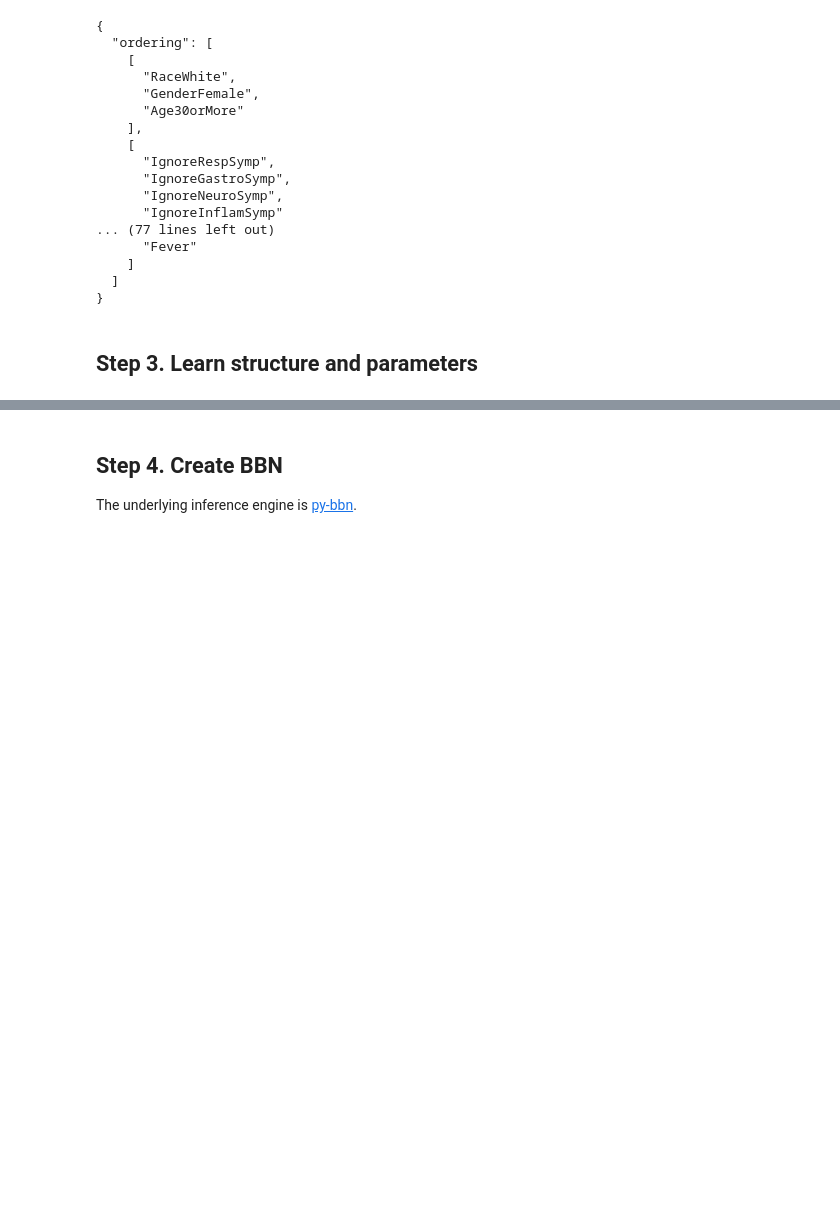
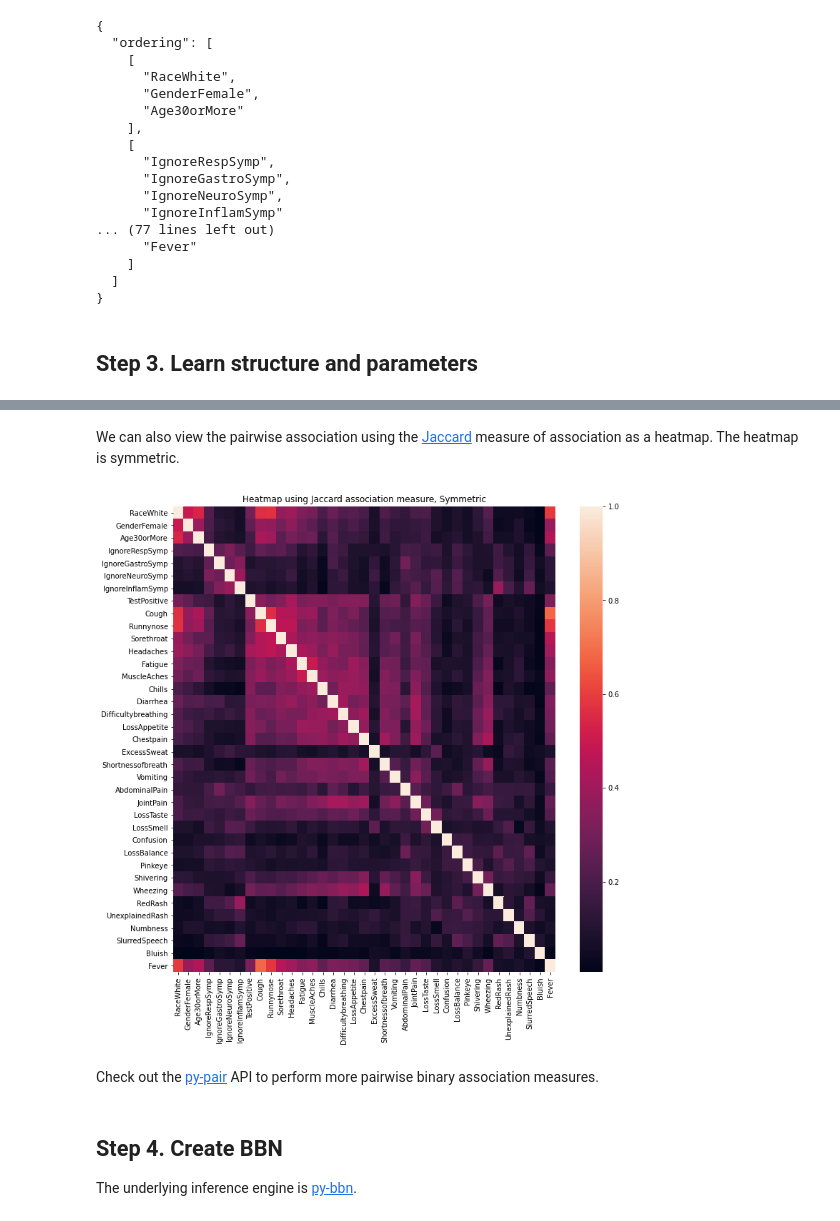
Before and after one commit to oneoffcoder/lasso-bbn, a Jupyter notebook: docs/source/example.ipynb, the cells around one changed output, grey strips where cells are left out. Drawn from its saved outputs; the diff is of its cells as text; code cells hidden in the pictures; blank space fills up the shorter version.

```diff
--- a/docs/source/example.ipynb
+++ b/docs/source/example.ipynb
@@ -51,3 +134,16 @@ json_data = do_learn(df, meta, threshold=0.5)
+# %% [markdown]
+We can also view the pairwise association using the [Jaccard](https://py-pair.readthedocs.io/deepdives.html#binary-association) measure of association as a heatmap. The heatmap is symmetric.
+# %%
+jaccard = lambda a, b: binary_binary(a, b, measure='jaccard')
+
+fig, ax = plt.subplots(figsize=(12, 12))
+
+_ = sns.heatmap(df.corr(method=jaccard))
+_ = ax.set_title('Heatmap using Jaccard association measure, Symmetric')
+# %% [output]
+[figure, added]
+# %% [markdown]
+Check out the [py-pair](https://py-pair.readthedocs.io/) API to perform more pairwise binary association measures.
 # %% [markdown]
 ## Step 4. Create BBN
 
```
Also changed, not shown: parts of 7 cells of this notebook.
